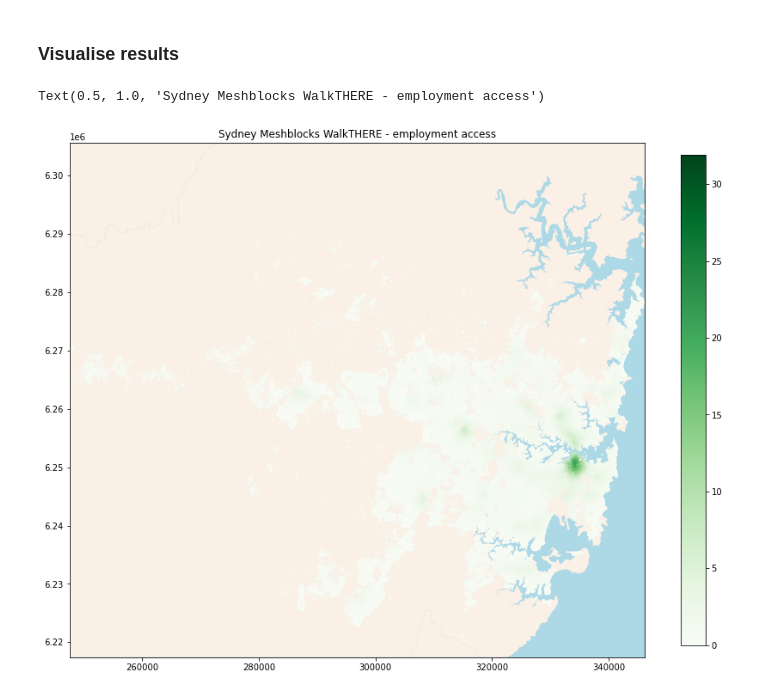
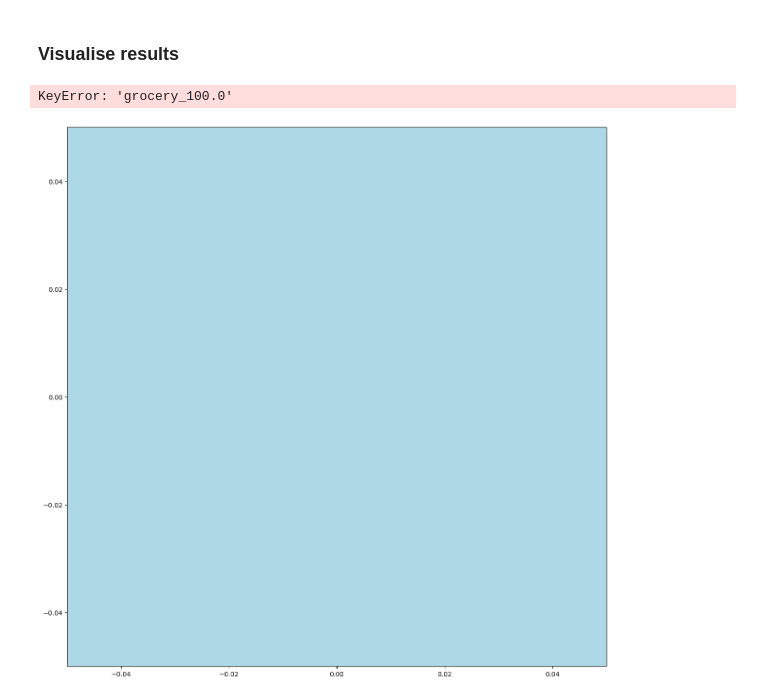
Before and after one commit to JosephineRoper/THERE, a Jupyter notebook: #Example Notebooks/Goteborg/Goteborg WalkTHERE.ipynb, the cells around one changed output. Drawn from its saved outputs; the diff is of its cells as text; code cells hidden in the pictures.

```diff
--- a/#Example Notebooks/Goteborg/Goteborg WalkTHERE.ipynb
+++ b/#Example Notebooks/Goteborg/Goteborg WalkTHERE.ipynb
@@ -185,5 +185,6 @@ osmnx.io.save_graphml(G, filepath=None, gephi=False, encoding='utf-8')
 # %%
-G = osmnx.io.load_graphml(filepath=None, graphml_str=None, node_dtypes=None, edge_dtypes=None, graph_dtypes=None)
+G = ox.io.load_graphml(filepath="Goteborg walk network", node_dtypes=None, edge_dtypes=None, graph_dtypes=None)
+#graphml_str=None,
 # %%
 # Get nodes and edges as geodataframes (gdfs) from OSMNX network
 graph_df = ox.graph_to_gdfs(G)
@@ -307,18 +314,18 @@ Sydney = Sydney.clip(envelope)
 # %%
 fig, ax = plt.subplots(1, figsize=(15,15))
 ax.set_facecolor("lightblue")
 ax.set_xmargin(0)
 ax.set_ymargin(0)
-small_results.plot(ax = ax, zorder=2, column="employment_31.9",
+small_results.plot(ax = ax, zorder=2, column="grocery_100.0",
                      cmap='Greens',markersize=1,vmin=0,vmax=31.9,legend=True, legend_kwds={'orientation': 'vertical','shrink':0.7})
-Sydney.plot(ax = ax, zorder=1, color='linen')
+#Sydney.plot(ax = ax, zorder=1, color='linen')
 # Create colorbar as a legend
 sm = plt.cm.ScalarMappable(cmap='Greens', norm=plt.Normalize(vmin=0, vmax=31.9))
 # empty array for the data range
 sm._A = []
 # add the colorbar to the figure
 #cbar = fig.colorbar(sm)
-plt.title("Sydney WalkTHERE - employment access")
+plt.title("Goteborg WalkTHERE - grocery store access")
 # %% [output]
-Text(0.5, 1.0, 'Sydney Meshblocks WalkTHERE - employment access')
+KeyError: 'grocery_100.0'
-[figure, old version]
+[figure, new version]
```
Also changed, not shown: parts of 4 cells of this notebook, 19 other files.
